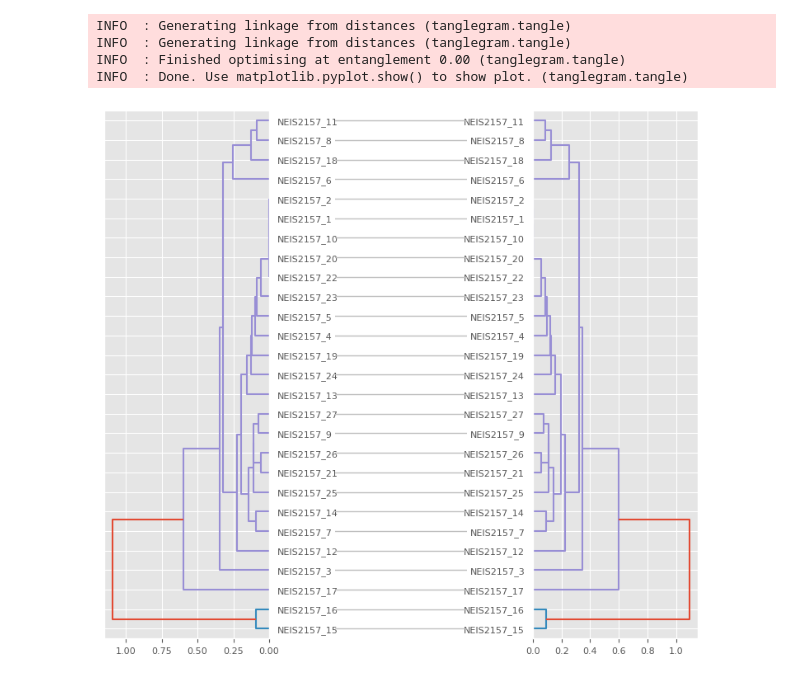
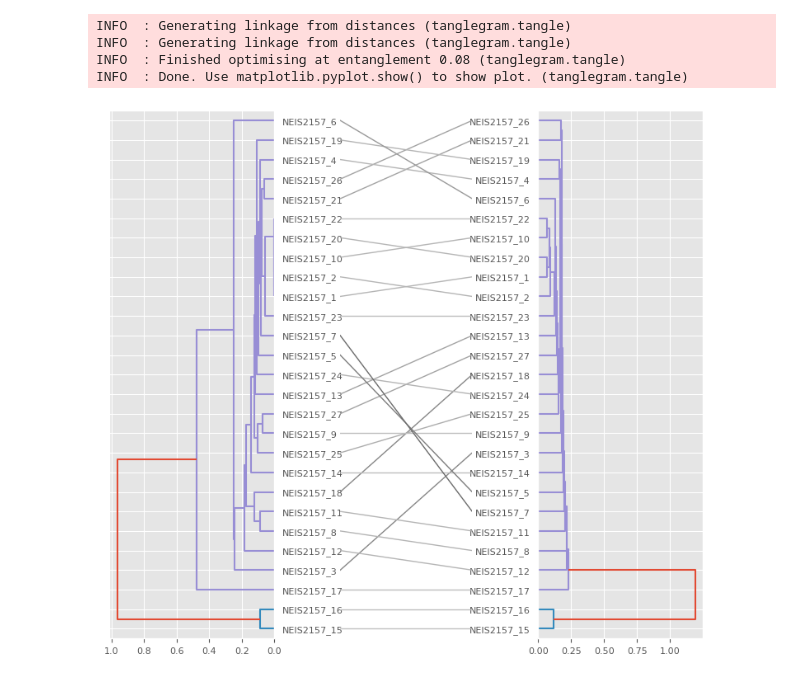
Before and after one commit to matteotolloso/BioEmbedding, a Jupyter notebook: hierarchical.ipynb, the cells around one changed output. Cells and saved outputs as stored; diff of their text form; code cells hidden in the pictures.

```diff
--- a/hierarchical.ipynb
+++ b/hierarchical.ipynb
@@ -86,36 +66,48 @@ aln = AlignIO.read("dataset/NEIS2157_aligned.aln", "clustal")
 # %%
 import tanglegram as tg
 import matplotlib.pyplot as plt
 import pandas as pd
 from sklearn.metrics import pairwise_distances
 
-# Generate two distance matrices and just switch labels in one
-labels = IDs
+IDs, embeddings_matrix_prose = build_embeddings_matrix(
+    embeddings_dict = embeddings_dict,
+    embedder="prose",
+    combiner_method="average"
+)
 
-distances = pairwise_distances(embeddings_matrix, metric="euclidean")
+IDs, embeddings_matrix_rep = build_embeddings_matrix(
+    embeddings_dict = embeddings_dict,
+    embedder="rep",
+    combiner_method="none"
+)
 
+# simmetric martix containing distances between two embeddings
+distances_prose = pairwise_distances(embeddings_matrix_prose, metric="euclidean")
+distances_rep = pairwise_distances(embeddings_matrix_rep, metric="euclidean")
 
+matA = pd.DataFrame(distances_prose)
+                    #columns=IDs,
+                    #index=IDs)
 
-mat1 = pd.DataFrame(distances,
-                    columns=labels,
-                    index=labels)
-
-mat2 = pd.DataFrame(distances,
-                    columns=labels,
-                    index=labels)
+matB = pd.DataFrame(distances_rep)
+                    #columns=IDs,
+                    #index=IDs)
 
 # Plot tanglegram
 fig = tg.plot(
-    mat1,
-    mat2,
-    sort=True,
-    link_kwargs = {"method":"complete"}
+    matA,
+    matB,
+    labelsA=IDs,
+    labelsB=IDs,
+    sort="step2side",
+    link_kwargs = {"method":"average"},
+    dend_kwargs={}
 )
 
 plt.show()
 # %% [output]
 INFO  : Generating linkage from distances (tanglegram.tangle)
 INFO  : Generating linkage from distances (tanglegram.tangle)
-INFO  : Finished optimising at entanglement 0.00 (tanglegram.tangle)
+INFO  : Finished optimising at entanglement 0.08 (tanglegram.tangle)
 INFO  : Done. Use matplotlib.pyplot.show() to show plot. (tanglegram.tangle)
-[figure, old version]
+[figure, new version]
```
Also changed, not shown: parts of 4 cells of this notebook, 2 other files.
